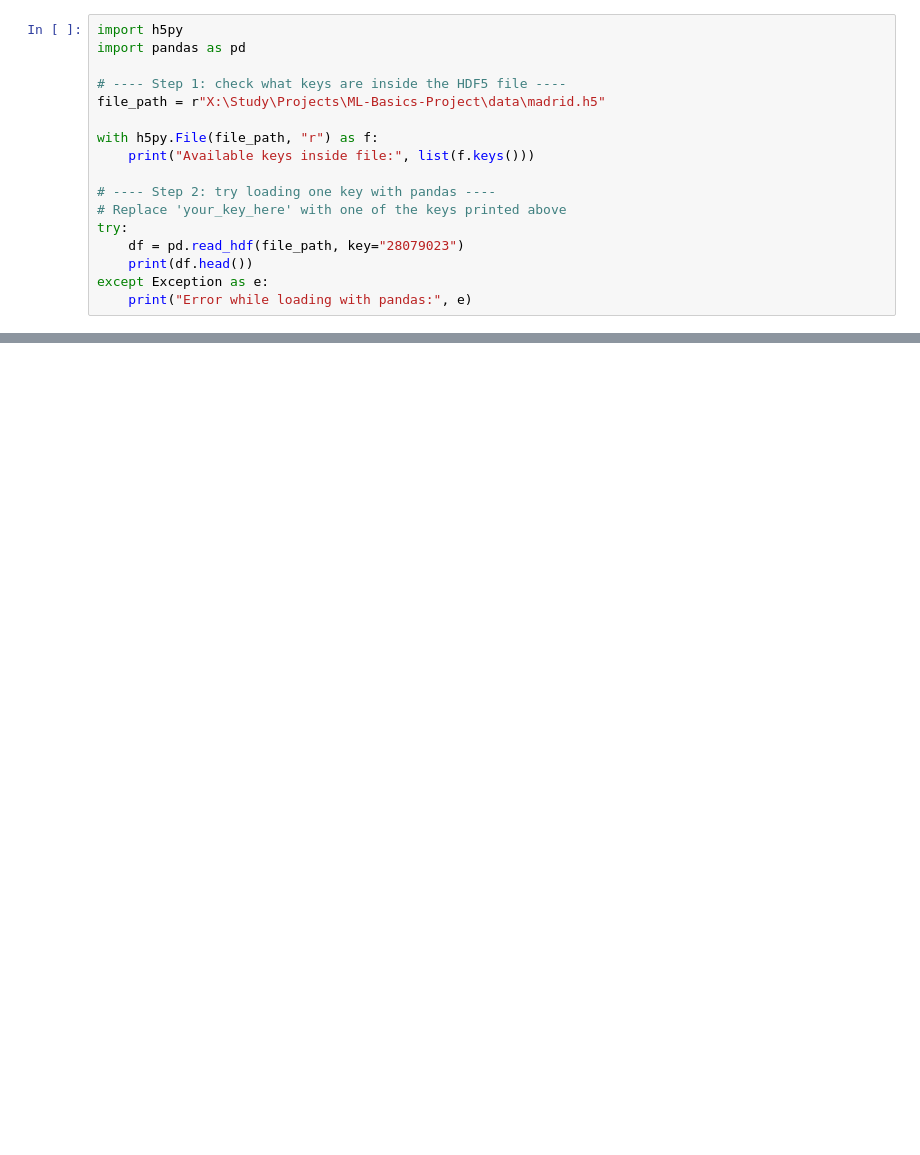
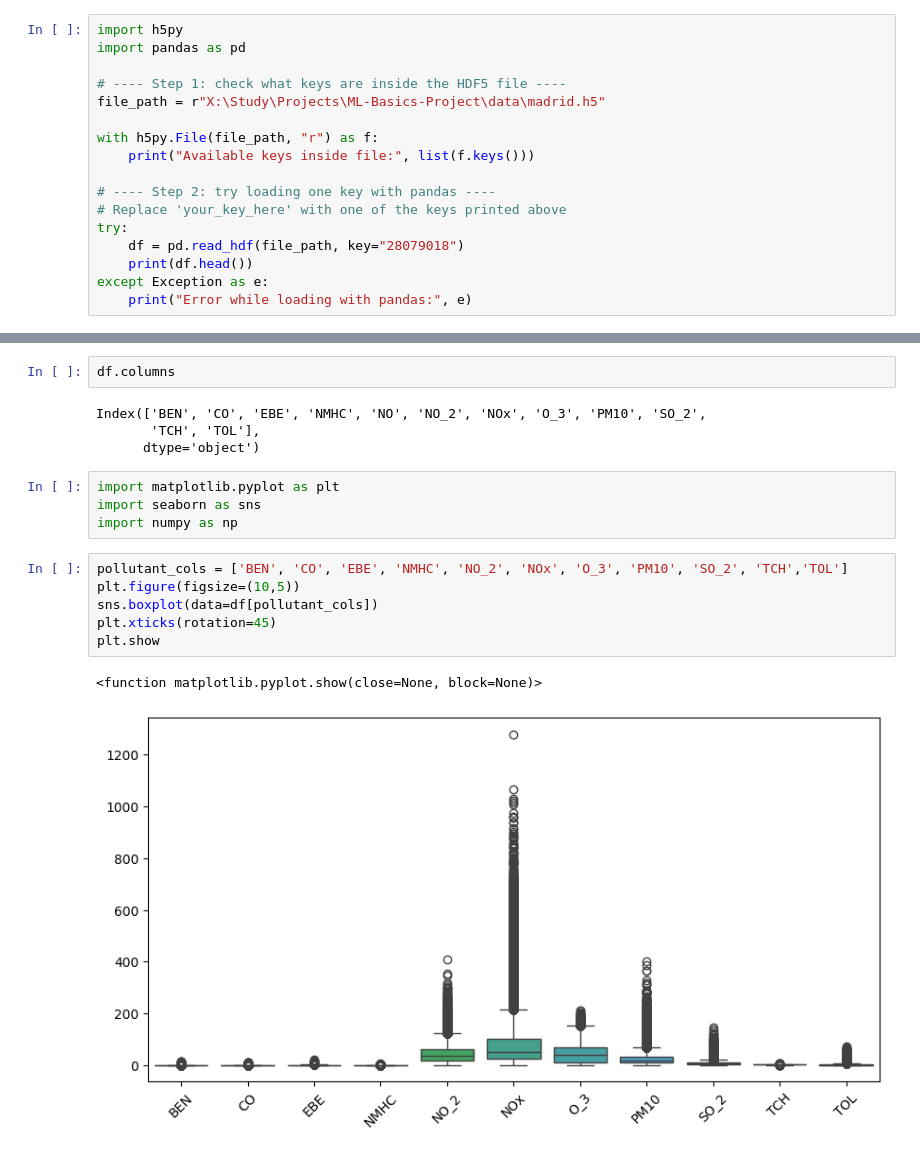
Before and after one commit to SutikshanUpman/ML-Basics-Project, a Jupyter notebook: notebooks/02_EDA.ipynb, the cells around one changed output, grey strips where cells are left out. Drawn from its saved outputs; the diff is of its cells as text; blank space fills up the shorter version.

```diff
--- a/notebooks/02_EDA.ipynb
+++ b/notebooks/02_EDA.ipynb
@@ -24,7 +27,7 @@ with h5py.File(file_path, "r") as f:
 # ---- Step 2: try loading one key with pandas ----
 # Replace 'your_key_here' with one of the keys printed above
 try:
-    df = pd.read_hdf(file_path, key="28079023")
+    df = pd.read_hdf(file_path, key="28079018")
     print(df.head())
 except Exception as e:
     print("Error while loading with pandas:", e)
@@ -74,0 +79,19 @@ dtype: int64
+# %%
+df.columns
+# %% [output]
+Index(['BEN', 'CO', 'EBE', 'NMHC', 'NO', 'NO_2', 'NOx', 'O_3', 'PM10', 'SO_2',
+       'TCH', 'TOL'],
+      dtype='object')
+# %%
+import matplotlib.pyplot as plt
+import seaborn as sns
+import numpy as np
+# %%
+pollutant_cols = ['BEN', 'CO', 'EBE', 'NMHC', 'NO_2', 'NOx', 'O_3', 'PM10', 'SO_2', 'TCH','TOL']
+plt.figure(figsize=(10,5))
+sns.boxplot(data=df[pollutant_cols])
+plt.xticks(rotation=45)
+plt.show
+# %% [output]
+<function matplotlib.pyplot.show(close=None, block=None)>
+[figure, added]
```
Also changed, not shown: parts of 38 cells of this notebook, 1 other file.
